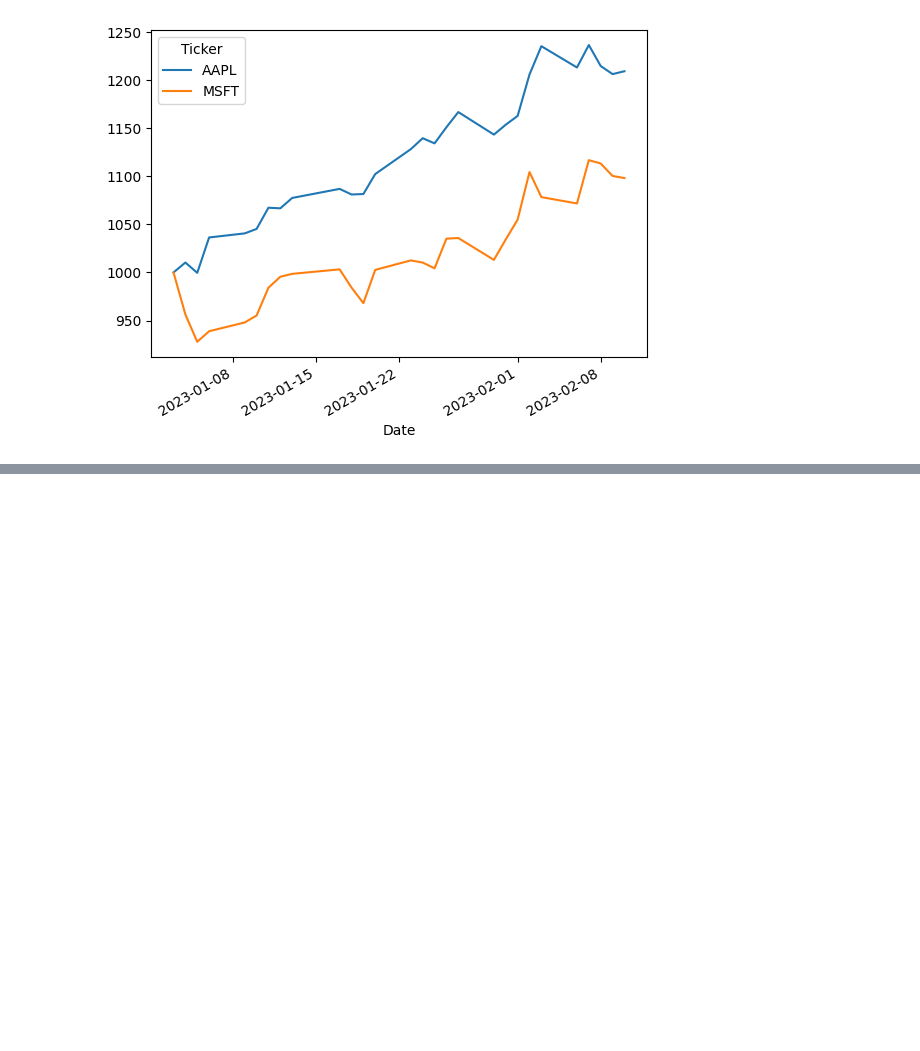
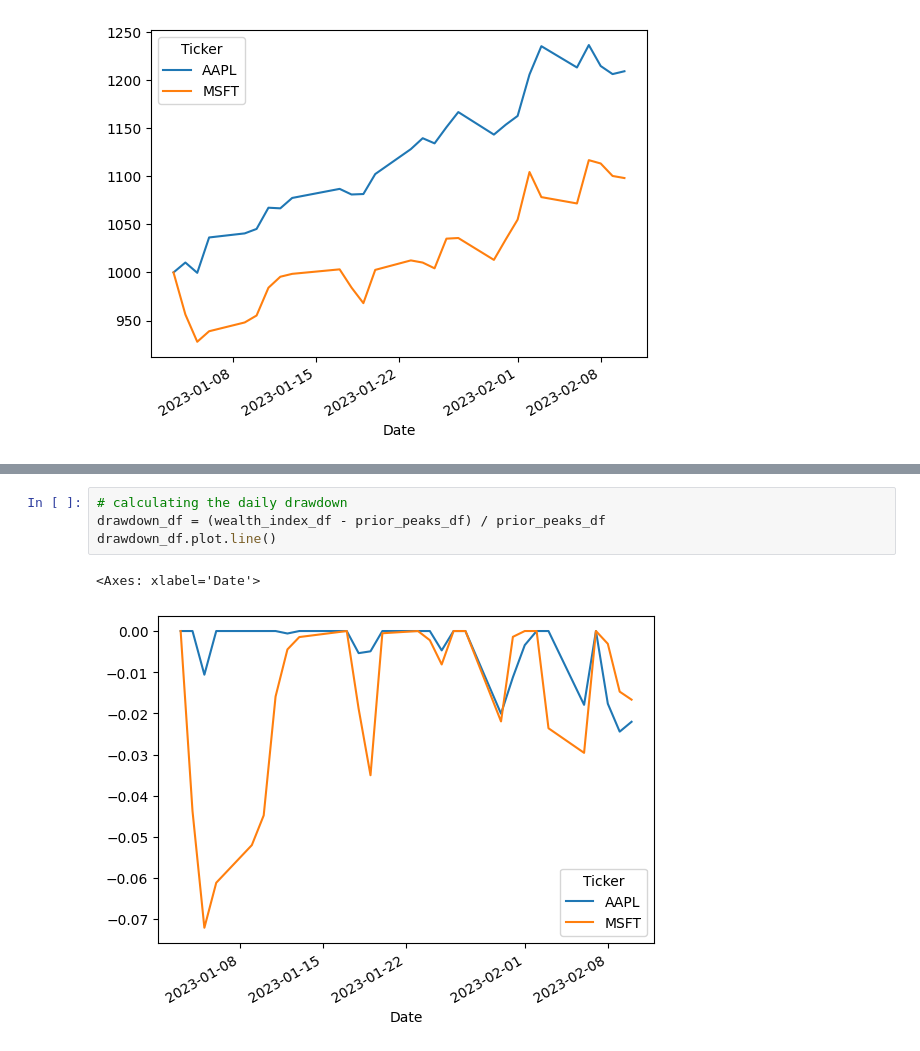
Before and after one commit to sudz4/matt-matthew, a Jupyter notebook: calculate_max_drawdown.ipynb, the cells around one changed output, grey strips where cells are left out. Cells and saved outputs as stored; diff of their text form; blank space fills up the shorter version.

```diff
--- a/calculate_max_drawdown.ipynb
+++ b/calculate_max_drawdown.ipynb
@@ -71,0 +89,7 @@ wealth_index_df.plot.line()
+# %%
+# calculating the daily drawdown
+drawdown_df = (wealth_index_df - prior_peaks_df) / prior_peaks_df
+drawdown_df.plot.line()
+# %% [output]
+<Axes: xlabel='Date'>
+[figure, added]
```
Also changed, not shown: parts of 4 cells of this notebook.
